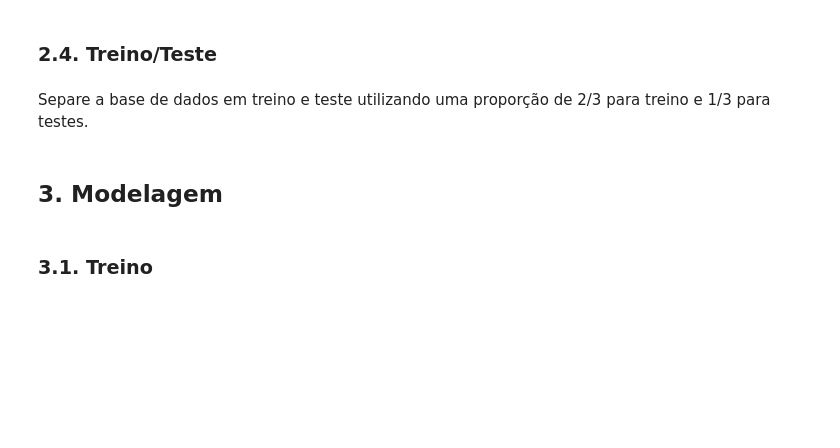
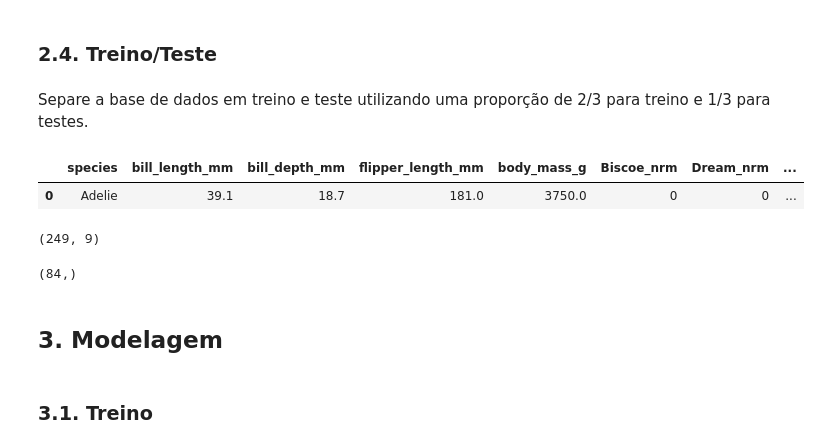
Before and after one commit to Ricardo-Filgueiras/Analista-de-dados-ebac, a Jupyter notebook: Modulo 24 - Aprendizado de maquina Classificação/P_A_dados_M24_Exercicio_resolvidoV1.ipynb, the cells around one changed output. Saved outputs shown, nothing was run; the diff lists cells and outputs as text; code cells hidden in the pictures; blank space fills up the shorter version.

```diff
--- a/Modulo 24 - Aprendizado de maquina Classificação/P_A_dados_M24_Exercicio_resolvidoV1.ipynb
+++ b/Modulo 24 - Aprendizado de maquina Classificação/P_A_dados_M24_Exercicio_resolvidoV1.ipynb
@@ -142,6 +158,19 @@ predictors_train, predictors_test, target_train, target_test = train_test_split(
     test_size=0.25,
     random_state=123
 )
+# %%
+penguim_df_limp.head(1)
+# %% [output]
+|  | species | bill_length_mm | bill_depth_mm | flipper_length_mm | body_mass_g | Biscoe_nrm | Dream_nrm | ... |
+| 0 | Adelie | 39.1 | 18.7 | 181.0 | 3750.0 | 0 | 0 | ... |
+# %%
+predictors_train.shape
+# %% [output]
+(249, 9)
+# %%
+target_test.shape
+# %% [output]
+(84,)
 # %% [markdown]
 ## 3\. Modelagem
 # %% [markdown]
```
Also changed, not shown: parts of 25 cells of this notebook.
